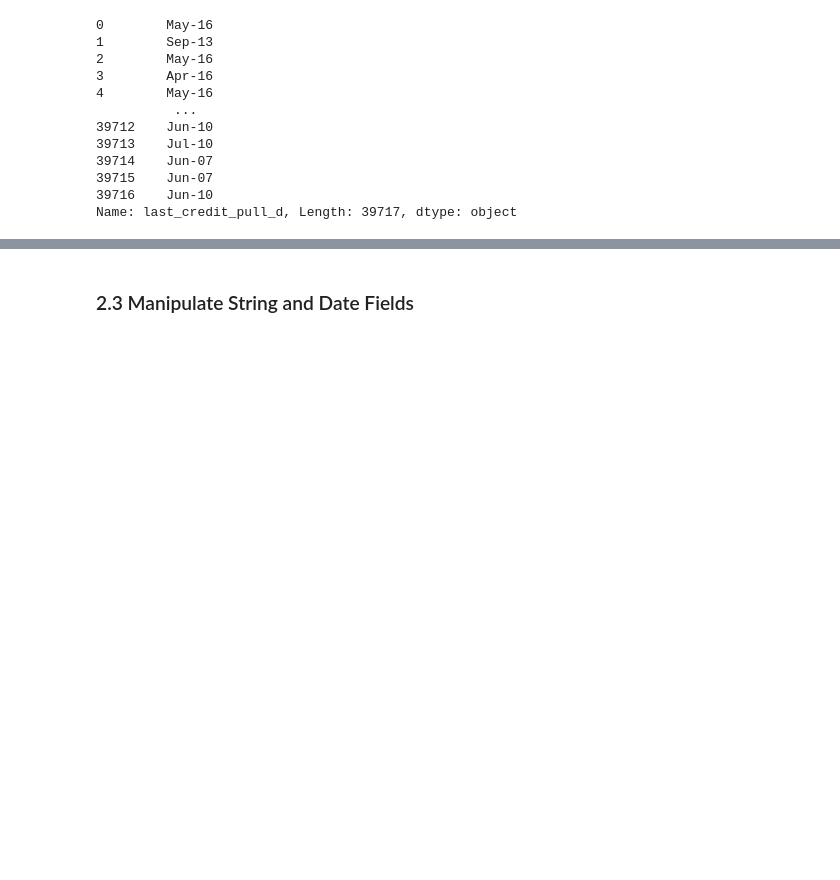
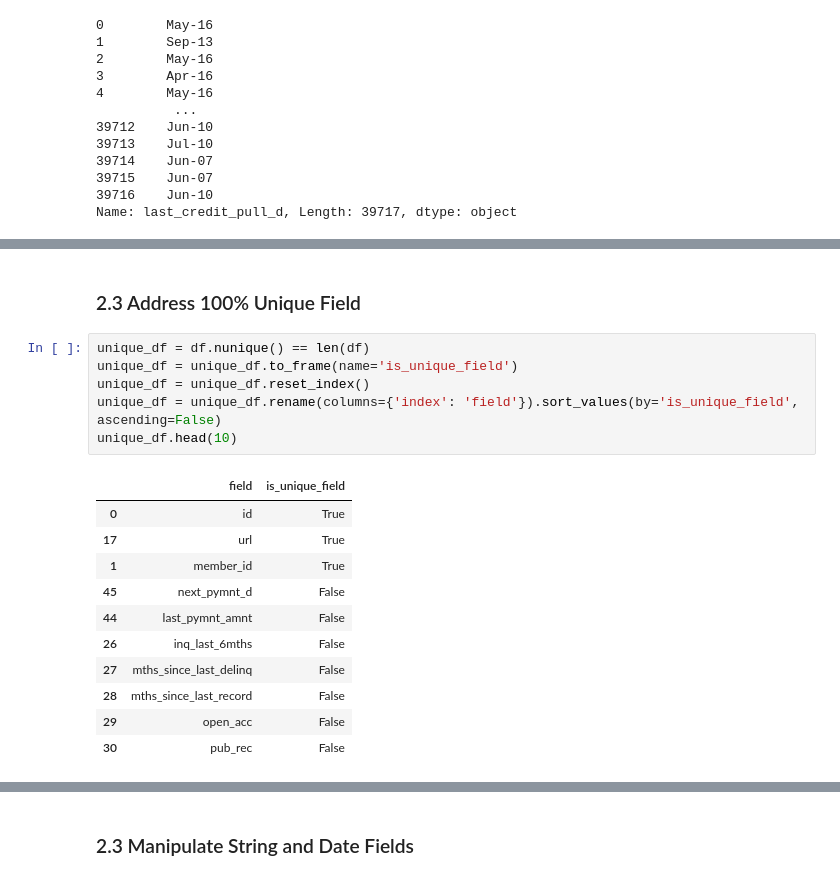
Before and after one commit to irish-luong/LandingClubCaseStudy, a Jupyter notebook: lending_club_case_study.ipynb, the cells around one changed output, grey strips where cells are left out. Saved outputs shown, nothing was run; the diff lists cells and outputs as text; blank space fills up the shorter version.

```diff
--- a/lending_club_case_study.ipynb
+++ b/lending_club_case_study.ipynb
@@ -415,0 +505,20 @@ Name: last_credit_pull_d, Length: 39717, dtype: object
+# %% [markdown]
+### 2.3 Address 100% Unique Field
+# %%
+unique_df = df.nunique() == len(df)
+unique_df = unique_df.to_frame(name='is_unique_field')
+unique_df = unique_df.reset_index()
+unique_df = unique_df.rename(columns={'index': 'field'}).sort_values(by='is_unique_field', ascending=False)
+unique_df.head(10)
+# %% [output]
+|  | field | is_unique_field |
+| 0 | id | True |
+| 17 | url | True |
+| 1 | member_id | True |
+| 45 | next_pymnt_d | False |
+| 44 | last_pymnt_amnt | False |
+| 26 | inq_last_6mths | False |
+| 27 | mths_since_last_delinq | False |
+| 28 | mths_since_last_record | False |
+| 29 | open_acc | False |
+| 30 | pub_rec | False |
```
Also changed, not shown: parts of 13 cells of this notebook, 2 other files.
